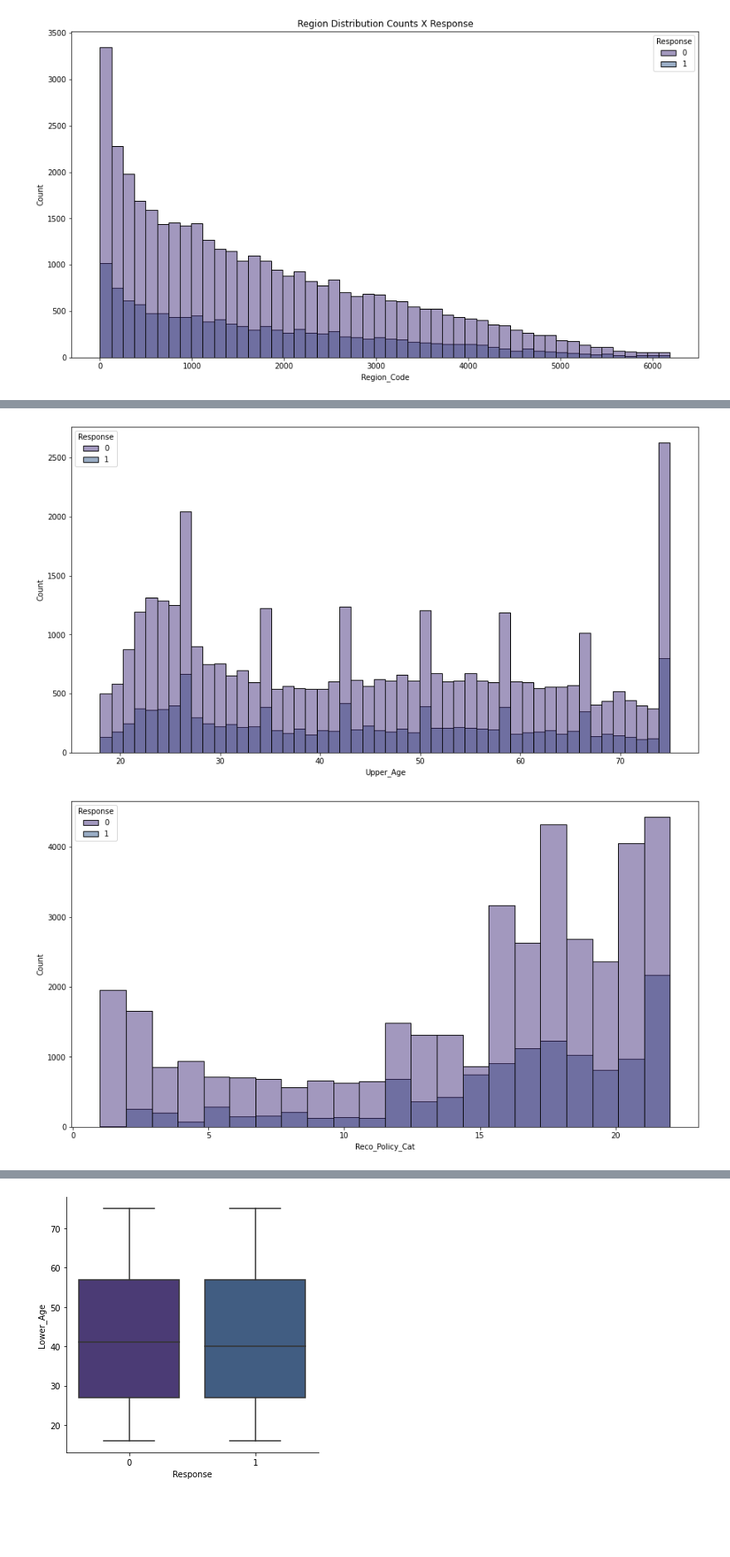
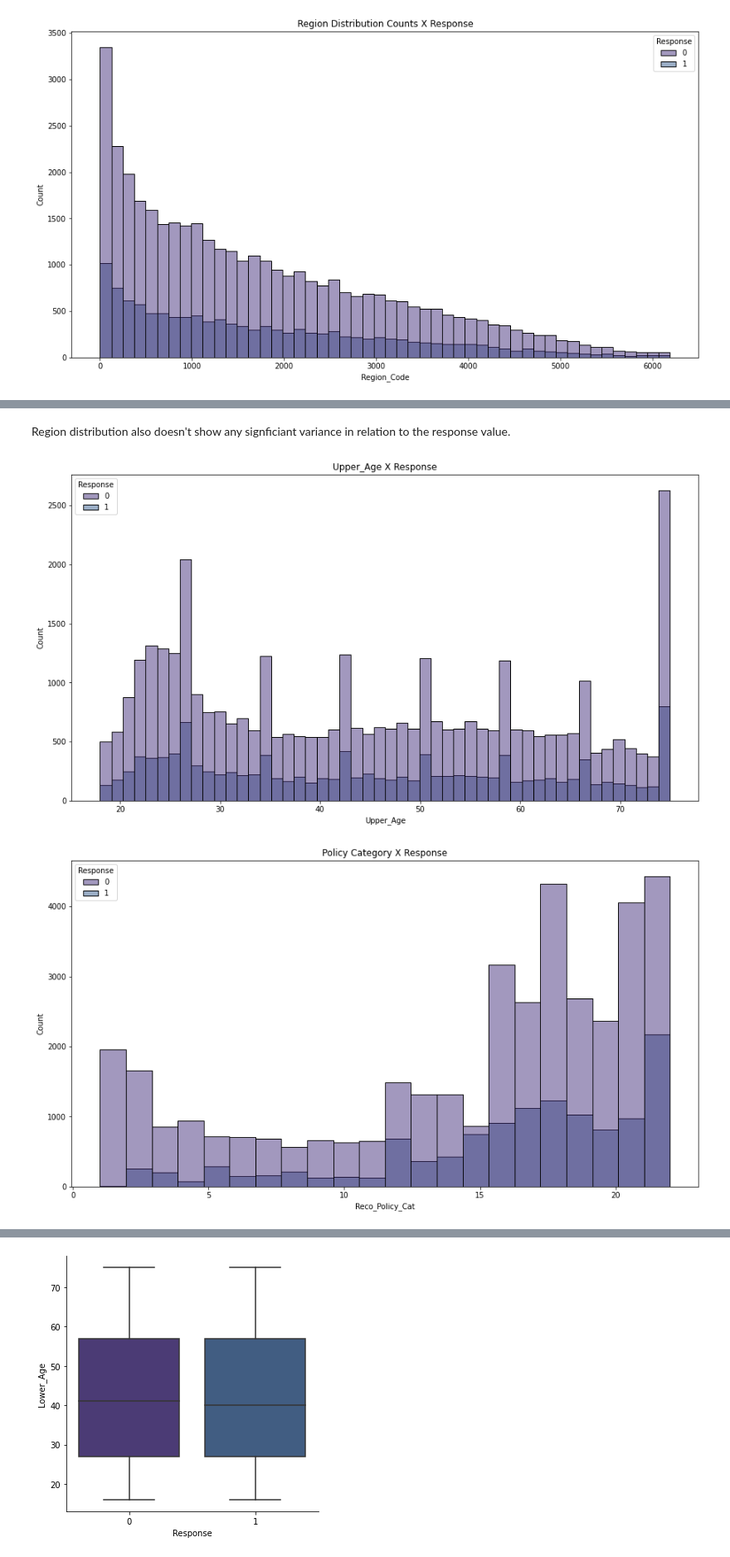
Before and after one commit to o-guilherme/IFSP-Proj-Sem2, a Jupyter notebook: EDA and Pre-processing.ipynb, the cells around one changed output, grey strips where cells are left out. Shown at 83% size. Saved outputs shown, nothing was run; the diff lists cells and outputs as text; code cells hidden in the pictures; blank space fills up the shorter version.

```diff
--- a/EDA and Pre-processing.ipynb
+++ b/EDA and Pre-processing.ipynb
@@ -57,3 +52,4 @@ From the dataset info, here are the descriptive information of the columns:
 # %%
 #ID column can be dropped
 df.drop(columns=['ID'], inplace=True)
+df.rename(columns = {'Health Indicator':'Health_Indicator'}, inplace = True)
@@ -234,12 +235,14 @@ sns.histplot(data=df, x='Lower_Age', bins=50, hue='Response');
+# %% [markdown]
+Region distribution also doesn't show any signficiant variance in relation to the response value.
 # %%
 plt.figure(figsize = (15,8))
-sns.histplot(data=df, x='Upper_Age', bins=50, hue='Response');
+sns.histplot(data=df, x='Upper_Age', bins=50, hue='Response').set_title('Upper_Age X Response');
 # %% [output]
-[figure, old version]
+[figure, new version]
 # %%
 plt.figure(figsize = (15,8))
-sns.histplot(data=df, x='Reco_Policy_Cat', bins=len(df['Reco_Policy_Cat'].unique()), hue='Response');
+sns.histplot(data=df, x='Reco_Policy_Cat', bins=len(df['Reco_Policy_Cat'].unique()), hue='Response').set_title('Policy Category X Response');
 # %% [output]
-[figure, old version]
+[figure, new version]
 # %%
 plt.figure(figsize = (15,8))
```
Also changed, not shown: parts of 34 cells of this notebook, 1 other file.
